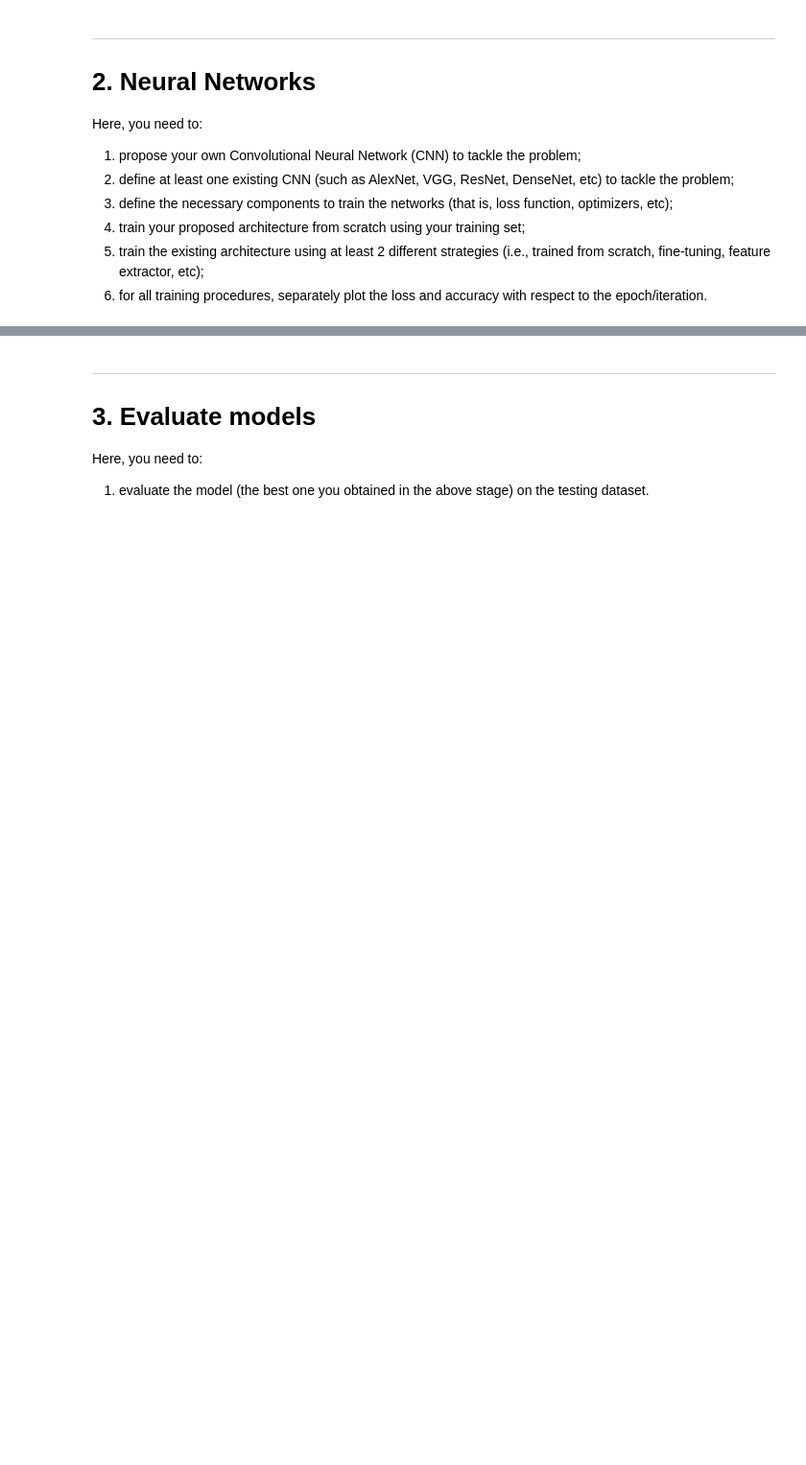
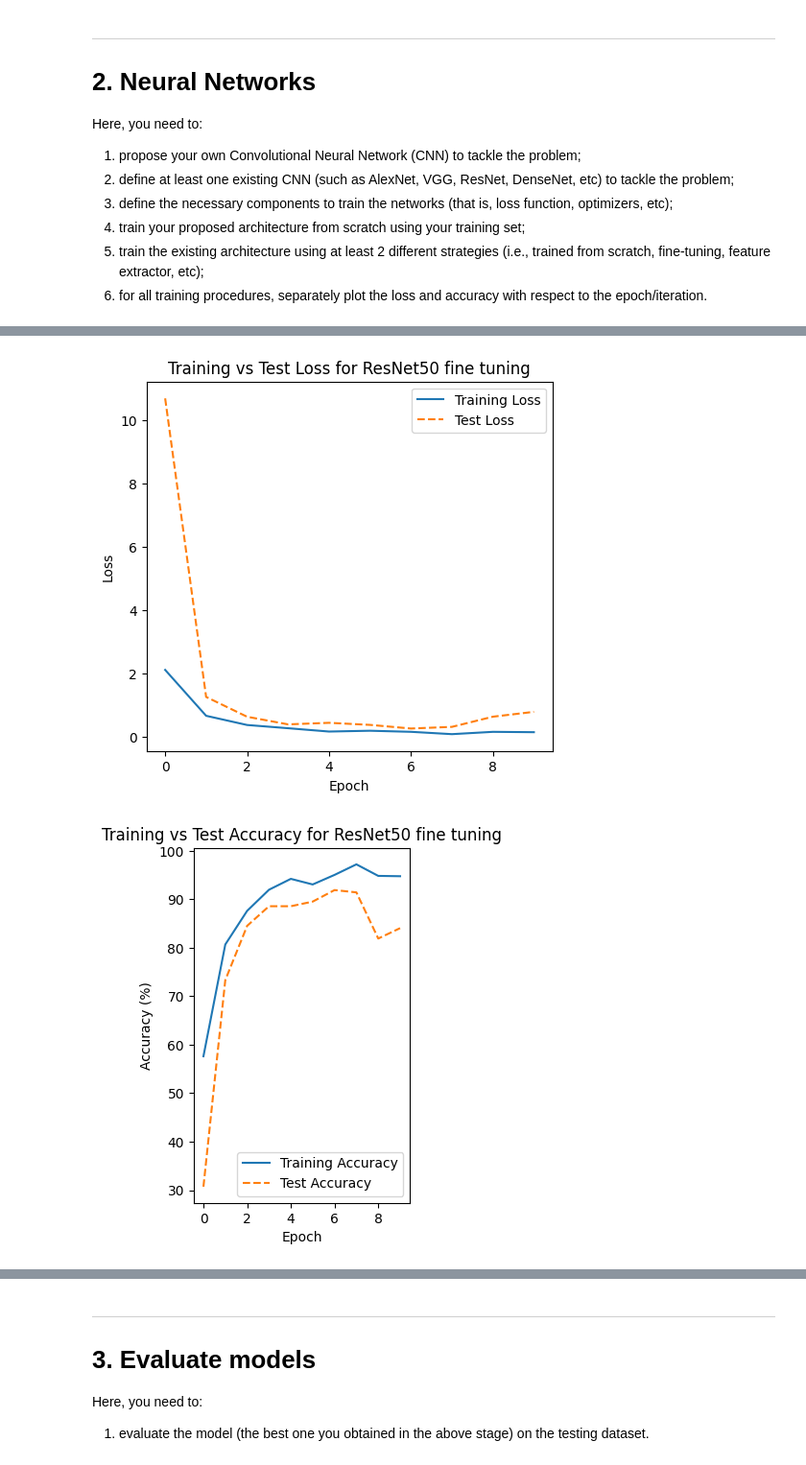
Before and after one commit to mlbuiten515/CNN-Computer-Vision, a Jupyter notebook: COMP534_assignment2.ipynb, the cells around one changed output, grey strips where cells are left out. Shown at 96% size. Cells and saved outputs as stored; diff of their text form; code cells hidden in the pictures; blank space fills up the shorter version.

```diff
--- a/COMP534_assignment2.ipynb
+++ b/COMP534_assignment2.ipynb
@@ -172,7 +172,7 @@ def plot_acc(model_name, train_accuracies, test_accuracies):
 # ResNet50 with fine tuning implementation
 
 # Load ResNet50 without pre-trained weights
-ResNet_FT = models.resnet50(pretrained=False)
+ResNet_FT = models.resnet50(weights=None)
 
 # Load the pre-trained weights from the downloaded file
 ResNet_FT.load_state_dict(torch.load('resnet50-19c8e357.pth', map_location=device, weights_only= False))
@@ -186,8 +186,9 @@ optimizer = optim.Adam(ResNet_FT.parameters(), lr=1e-3)
 
 # Train the ResNet50 fine tuning
 train_losses, test_losses, train_accuracies, test_accuracies = train_model(
-    ResNet_FT, train_loader, test_loader, criterion, optimizer, num_epochs=10
+    ResNet_FT, train_loader, val_loader, criterion, optimizer, num_epochs=10
 )
 
 plot_loss('ResNet50 fine tuning', train_losses, test_losses)
 plot_acc('ResNet50 fine tuning', train_accuracies, test_accuracies)
+# %% [output]
@@ -194,3 +205,5 @@ plot_acc('ResNet50 fine tuning', train_accuracies, test_accuracies)
+[figure, added]
+[figure, added]
 # %%
 #ResNet50 with feature extraction implementation
 
```
Also changed, not shown: parts of 3 cells of this notebook.
